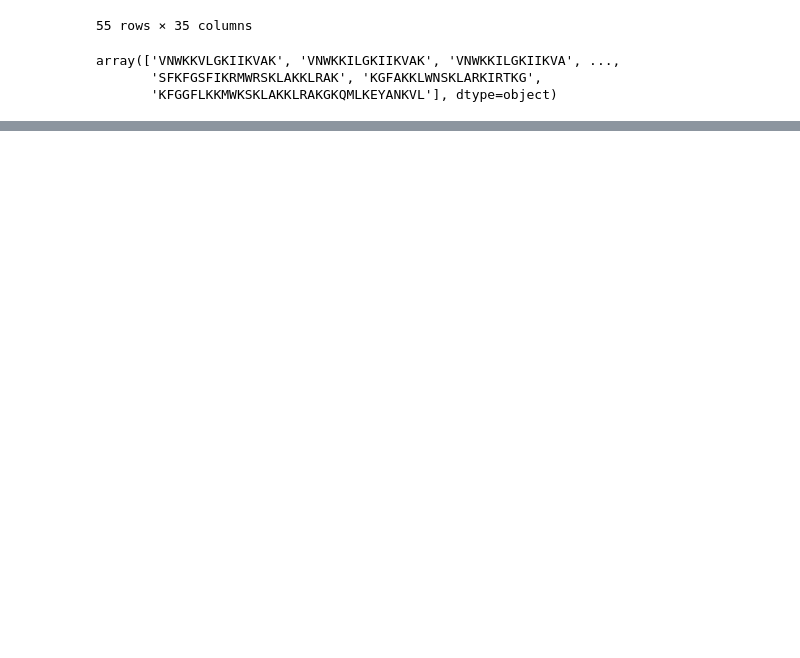
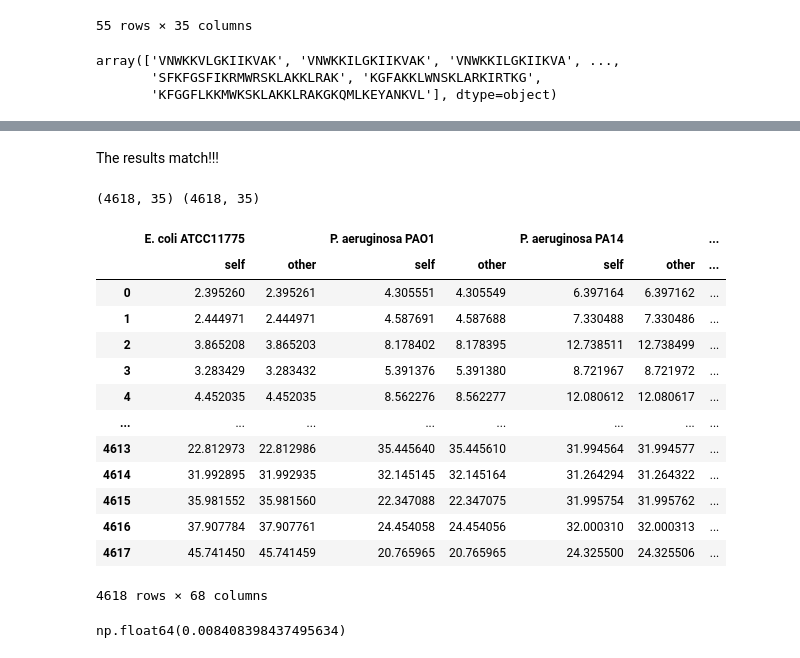
Before and after one commit to vinayprabhu/APEX_reproduce, a Jupyter notebook: APEX_inference.ipynb, the cells around one changed output, grey strips where cells are left out. Saved outputs shown, nothing was run; the diff lists cells and outputs as text; code cells hidden in the pictures; blank space fills up the shorter version.

```diff
--- a/APEX_inference.ipynb
+++ b/APEX_inference.ipynb
@@ -618,0 +662,27 @@ df_vep_mic_4618
+# %% [markdown]
+The results match!!!
+# %%
+df_abacus_4618=pd.read_csv('https://raw.githubusercontent.com/vinayprabhu/APEX_reproduce/refs/heads/main/ABACUS_AGENTIC_FLOW/apex_results_4618veps.csv')
+print(df_abacus_4618.shape,df_vep_mic_4618.shape)
+df_abacus_4618.columns=df_vep_mic_4618.columns
+df_abacus_4618.compare(df_vep_mic_4618)
+# %% [output]
+(4618, 35) (4618, 35)
+|  | E. coli ATCC11775 |  | P. aeruginosa PAO1 |  | P. aeruginosa PA14 |  | ... |
+|  | self | other | self | other | self | other | ... |
+| 0 | 2.395260 | 2.395261 | 4.305551 | 4.305549 | 6.397164 | 6.397162 | ... |
+| 1 | 2.444971 | 2.444971 | 4.587691 | 4.587688 | 7.330488 | 7.330486 | ... |
+| 2 | 3.865208 | 3.865203 | 8.178402 | 8.178395 | 12.738511 | 12.738499 | ... |
+| 3 | 3.283429 | 3.283432 | 5.391376 | 5.391380 | 8.721967 | 8.721972 | ... |
+| 4 | 4.452035 | 4.452035 | 8.562276 | 8.562277 | 12.080612 | 12.080617 | ... |
+| ... | ... | ... | ... | ... | ... | ... | ... |
+| 4613 | 22.812973 | 22.812986 | 35.445640 | 35.445610 | 31.994564 | 31.994577 | ... |
+| 4614 | 31.992895 | 31.992935 | 32.145145 | 32.145164 | 31.264294 | 31.264322 | ... |
+| 4615 | 35.981552 | 35.981560 | 22.347088 | 22.347075 | 31.995754 | 31.995762 | ... |
+| 4616 | 37.907784 | 37.907761 | 24.454058 | 24.454056 | 32.000310 | 32.000313 | ... |
+| 4617 | 45.741450 | 45.741459 | 20.765965 | 20.765965 | 24.325500 | 24.325506 | ... |
+4618 rows × 68 columns
+# %%
+abs((df_abacus_4618.iloc[:,1:]-df_vep_mic_4618.iloc[:,1:]).values).max()
+# %% [output]
+np.float64(0.008408398437495634)
```
Also changed, not shown: parts of 10 cells of this notebook.
